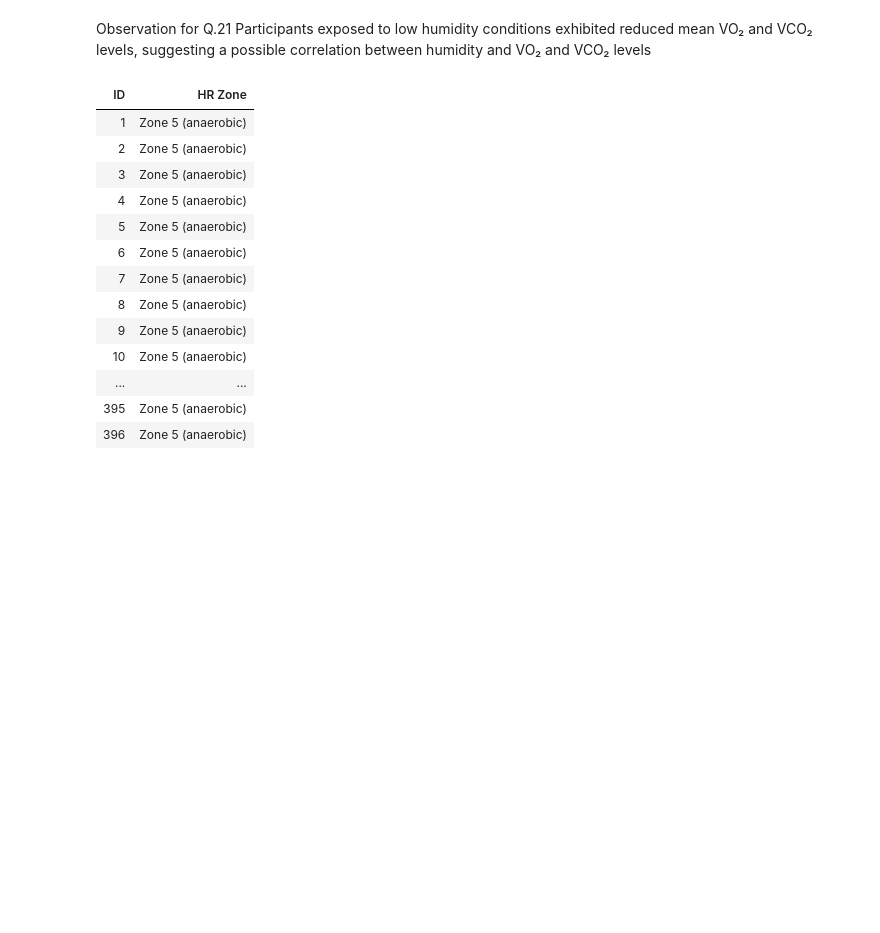
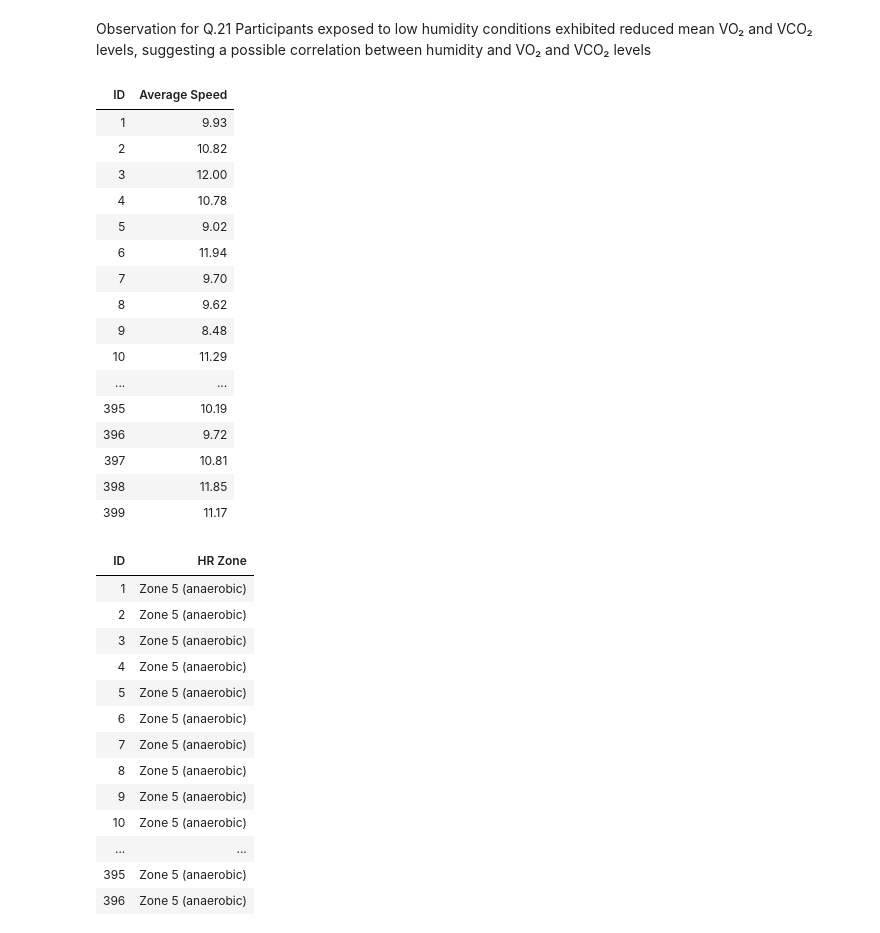
Before and after one commit to Chaithra-Git/Team7_LambdaLegends_PythonHackathon_APRIL25, a Jupyter notebook: chaithra_17-32.ipynb, the cells around one changed output. Saved outputs shown, nothing was run; the diff lists cells and outputs as text; code cells hidden in the pictures; blank space fills up the shorter version.

```diff
--- a/chaithra_17-32.ipynb
+++ b/chaithra_17-32.ipynb
@@ -133,3 +132,46 @@ Participants exposed to low humidity conditions exhibited reduced mean VO₂ and
+# %%
+#Q22 - Display the average speed of each participant  in ' peak exercise' based on RER, (Following question no.14)
+
+#Calculate the RER of each participant in the test
+df_test['RER'] = (df_test['VCO2']/df_test['VO2']).round(2)
+
+#Function to Assign exercise phase based on RER value
+def assign_rer(rer):
+    if rer < 0.85:
+        return 'Warm-Up Exercise'
+    elif rer <= 1.0:
+        return 'Moderate Exercise'
+    else:
+        return 'Peak Exercise'
+
+df_test['Exercise_Phase'] = df_test['RER'].apply(assign_rer)
+
+#Filter only the Peak Exercise records
+df_peak_exercise = df_test[df_test['Exercise_Phase'] == 'Peak Exercise']
+
+#Calculate the average speed of each participant in Peak Exercise
+athlete_avg_speed = df_peak_exercise.groupby('ID')['Speed'].mean().reset_index()
+
+athlete_avg_speed.columns = ['ID', 'Average Speed']
+display(athlete_avg_speed.style.hide(axis='index').format({'Average Speed': '{:.2f}'}))
+# %% [output]
+| ID | Average Speed |
+| 1 | 9.93 |
+| 2 | 10.82 |
+| 3 | 12.00 |
+| 4 | 10.78 |
+| 5 | 9.02 |
+| 6 | 11.94 |
+| 7 | 9.70 |
+| 8 | 9.62 |
+| 9 | 8.48 |
+| 10 | 11.29 |
+| ... | ... |
+| 395 | 10.19 |
+| 396 | 9.72 |
+| 397 | 10.81 |
+| 398 | 11.85 |
+| 399 | 11.17 |
 # %%
 #Q23 - Assign one of the following 5 heart rate zones for every Athletes and add this as a column to a new table with all unique IDs. Exclude Warm-Up Phase
 
```
Also changed, not shown: parts of 4 cells of this notebook, 3 other files.
